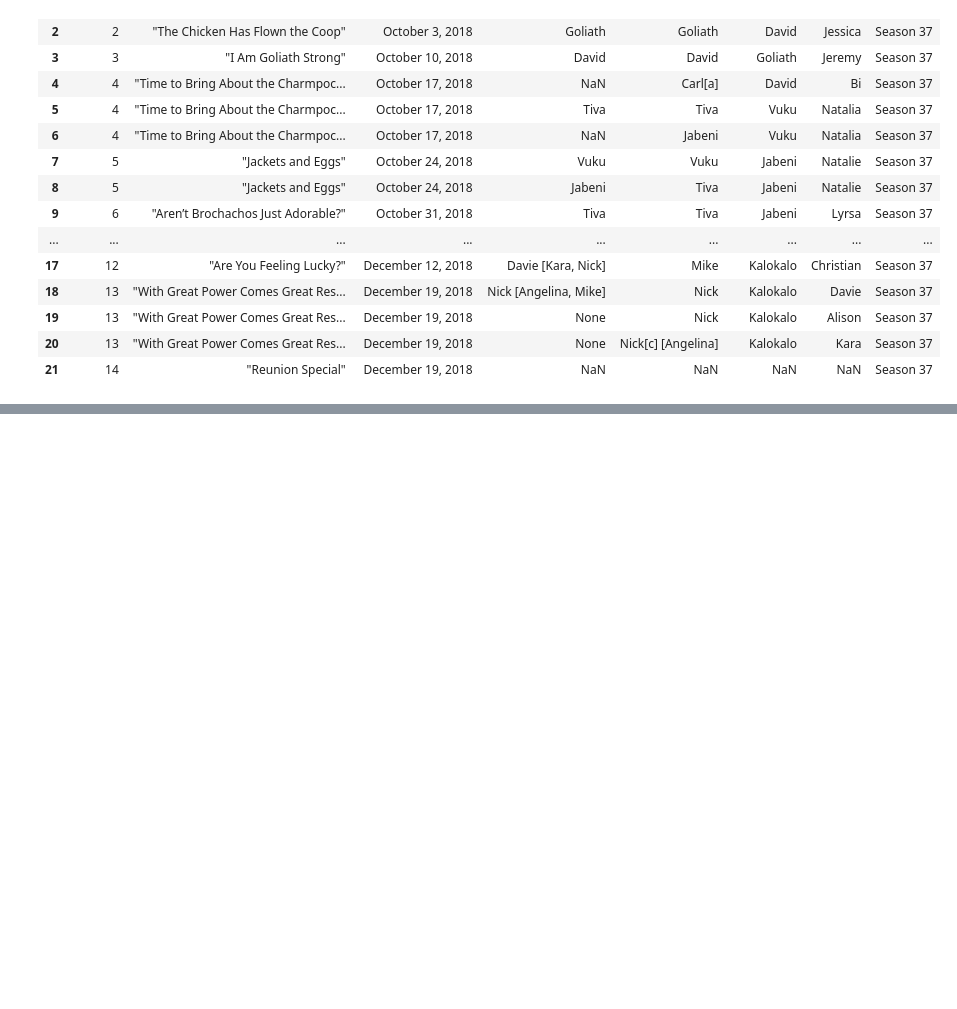
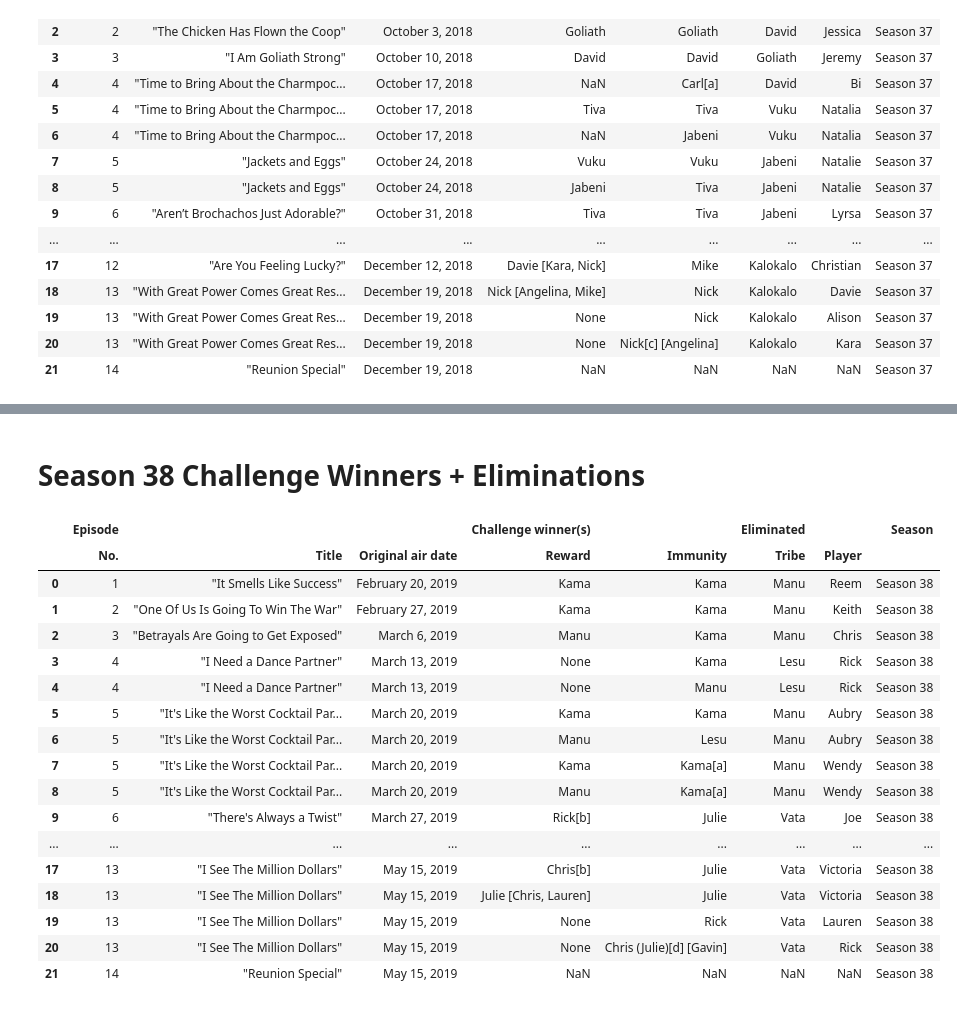
Before and after one commit to Erica-Exotica/DA8-capstone, a Jupyter notebook: notebook/CapstoneV2.ipynb, the cells around one changed output, grey strips where cells are left out. Saved outputs shown, nothing was run; the diff lists cells and outputs as text; code cells hidden in the pictures; blank space fills up the shorter version.

```diff
--- a/notebook/CapstoneV2.ipynb
+++ b/notebook/CapstoneV2.ipynb
@@ -2319,0 +2349,28 @@ challenge_winners_eliminations37
+# %% [markdown]
+# Season 38 Challenge Winners + Eliminations
+# %%
+tables38 = soup38.find_all('table', attrs={'class': 'wikitable'})
+second_table38 = tables38[1]
+challenge_winners_eliminations38 = pd.read_html(str(second_table38))[0]
+challenge_winners_eliminations38['Season'] = 'Season 38'
+all_challenge_winners_eliminations.append(challenge_winners_eliminations38)
+challenge_winners_eliminations38
+# %% [output]
+|  | Episode |  |  | Challenge winner(s) |  | Eliminated |  | Season |
+|  | No. | Title | Original air date | Reward | Immunity | Tribe | Player |  |
+| 0 | 1 | "It Smells Like Success" | February 20, 2019 | Kama | Kama | Manu | Reem | Season 38 |
+| 1 | 2 | "One Of Us Is Going To Win The War" | February 27, 2019 | Kama | Kama | Manu | Keith | Season 38 |
+| 2 | 3 | "Betrayals Are Going to Get Exposed" | March 6, 2019 | Manu | Kama | Manu | Chris | Season 38 |
+| 3 | 4 | "I Need a Dance Partner" | March 13, 2019 | None | Kama | Lesu | Rick | Season 38 |
+| 4 | 4 | "I Need a Dance Partner" | March 13, 2019 | None | Manu | Lesu | Rick | Season 38 |
+| 5 | 5 | "It's Like the Worst Cocktail Par... | March 20, 2019 | Kama | Kama | Manu | Aubry | Season 38 |
+| 6 | 5 | "It's Like the Worst Cocktail Par... | March 20, 2019 | Manu | Lesu | Manu | Aubry | Season 38 |
+| 7 | 5 | "It's Like the Worst Cocktail Par... | March 20, 2019 | Kama | Kama[a] | Manu | Wendy | Season 38 |
+| 8 | 5 | "It's Like the Worst Cocktail Par... | March 20, 2019 | Manu | Kama[a] | Manu | Wendy | Season 38 |
+| 9 | 6 | "There's Always a Twist" | March 27, 2019 | Rick[b] | Julie | Vata | Joe | Season 38 |
+| ... | ... | ... | ... | ... | ... | ... | ... | ... |
+| 17 | 13 | "I See The Million Dollars" | May 15, 2019 | Chris[b] | Julie | Vata | Victoria | Season 38 |
+| 18 | 13 | "I See The Million Dollars" | May 15, 2019 | Julie [Chris, Lauren] | Julie | Vata | Victoria | Season 38 |
+| 19 | 13 | "I See The Million Dollars" | May 15, 2019 | None | Rick | Vata | Lauren | Season 38 |
+| 20 | 13 | "I See The Million Dollars" | May 15, 2019 | None | Chris (Julie)[d] [Gavin] | Vata | Rick | Season 38 |
+| 21 | 14 | "Reunion Special" | May 15, 2019 | NaN | NaN | NaN | NaN | Season 38 |
```
Also changed, not shown: parts of 10 cells of this notebook.
